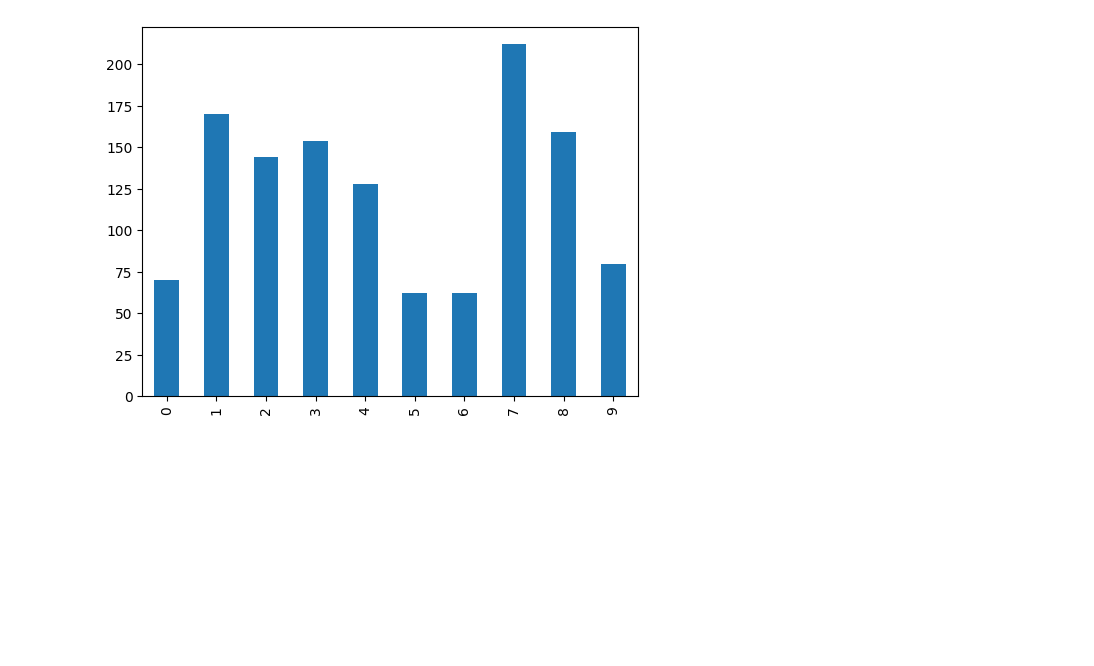
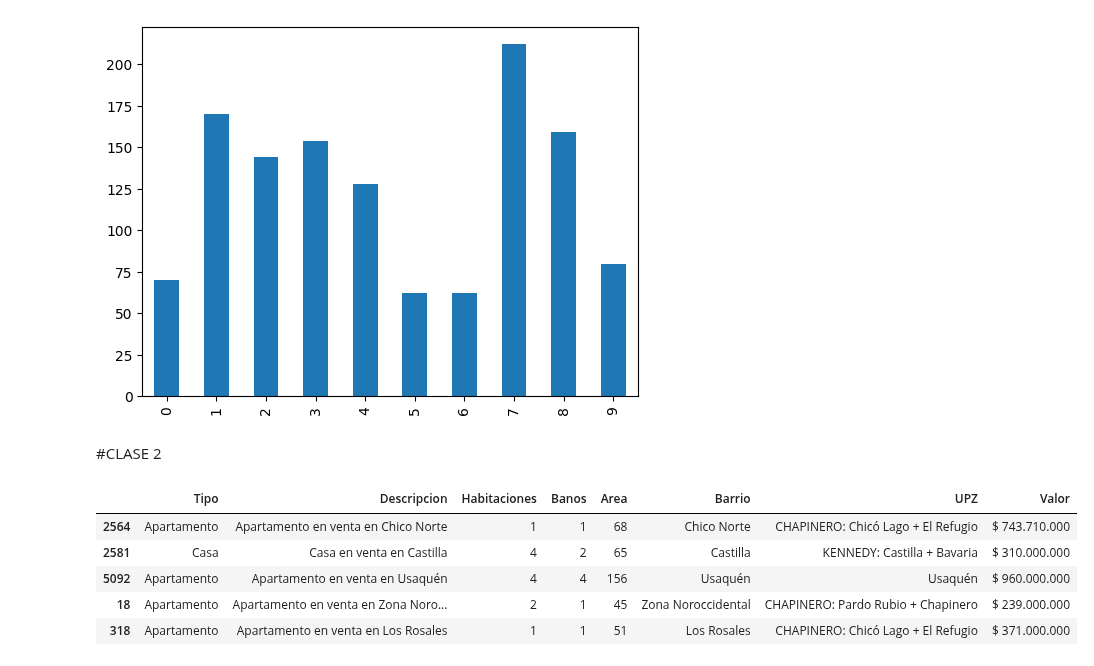
Before and after one commit to MatiasRuizSilva/Python-for-Data-Science, a Jupyter notebook: Inmersion_en_Datos_Clase_1.ipynb, the cells around one changed output. Saved outputs shown, nothing was run; the diff lists cells and outputs as text; code cells hidden in the pictures; blank space fills up the shorter version.

```diff
--- a/Inmersion_en_Datos_Clase_1.ipynb
+++ b/Inmersion_en_Datos_Clase_1.ipynb
@@ -158,3 +160,14 @@ inmuebles.Area.head(10).plot.bar()
 # %% [output]
 <Axes: >
 [figure]
+# %% [markdown]
+#CLASE 2
+# %%
+inmuebles.sample(5)
+# %% [output]
+|  | Tipo | Descripcion | Habitaciones | Banos | Area | Barrio | UPZ | Valor |
+| 2564 | Apartamento | Apartamento en venta en Chico Norte | 1 | 1 | 68 | Chico Norte | CHAPINERO: Chicó Lago + El Refugio | $ 743.710.000 |
+| 2581 | Casa | Casa en venta en Castilla | 4 | 2 | 65 | Castilla | KENNEDY: Castilla + Bavaria | $ 310.000.000 |
+| 5092 | Apartamento | Apartamento en venta en Usaquén | 4 | 4 | 156 | Usaquén | Usaquén | $ 960.000.000 |
+| 18 | Apartamento | Apartamento en venta en Zona Noro... | 2 | 1 | 45 | Zona Noroccidental | CHAPINERO: Pardo Rubio + Chapinero | $ 239.000.000 |
+| 318 | Apartamento | Apartamento en venta en Los Rosales | 1 | 1 | 51 | Los Rosales | CHAPINERO: Chicó Lago + El Refugio | $ 371.000.000 |
```
Also changed, not shown: parts of 18 cells of this notebook.
